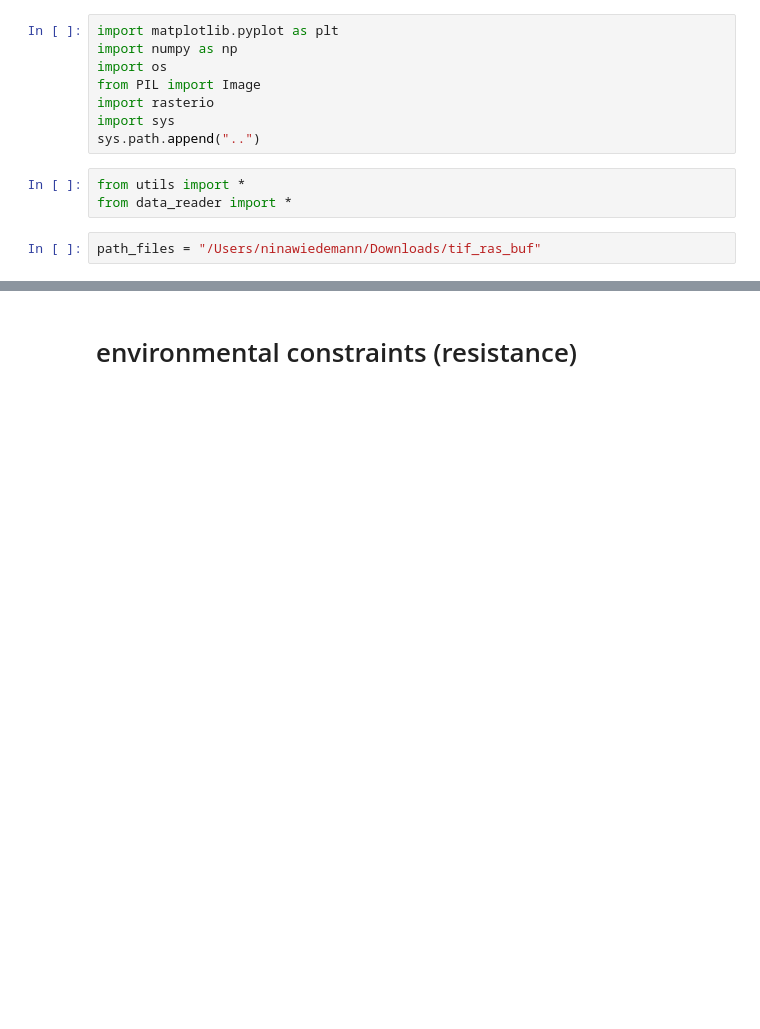
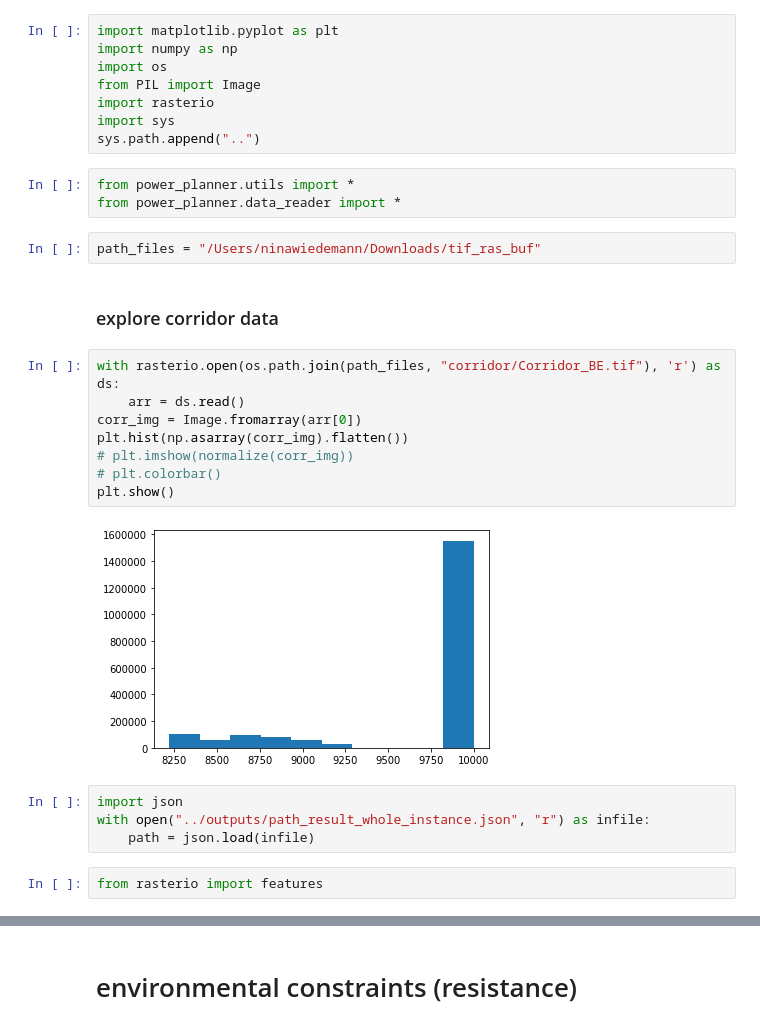
Before and after one commit to NinaWie/PowerPlanner, a Jupyter notebook: notebooks/constraints.ipynb, the cells around one changed output, grey strips where cells are left out. Drawn from its saved outputs; the diff is of its cells as text; blank space fills up the shorter version.

Commit message:
update for data reader and json saving

```diff
--- a/notebooks/constraints.ipynb
+++ b/notebooks/constraints.ipynb
@@ -7,7 +7,25 @@ import rasterio
 import sys
 sys.path.append("..")
 # %%
-from utils import *
-from data_reader import *
+from power_planner.utils import *
+from power_planner.data_reader import *
 # %%
 path_files = "/Users/ninawiedemann/Downloads/tif_ras_buf"
+# %% [markdown]
+### explore corridor data
+# %%
+with rasterio.open(os.path.join(path_files, "corridor/Corridor_BE.tif"), 'r') as ds:
+    arr = ds.read()
+corr_img = Image.fromarray(arr[0])
+plt.hist(np.asarray(corr_img).flatten())
+# plt.imshow(normalize(corr_img))
+# plt.colorbar()
+plt.show()
+# %% [output]
+[figure, added]
+# %%
+import json
+with open("../outputs/path_result_whole_instance.json", "r") as infile:
+    path = json.load(infile)
+# %%
+from rasterio import features
```
Also changed, not shown: parts of 7 cells of this notebook, 4 other files.
